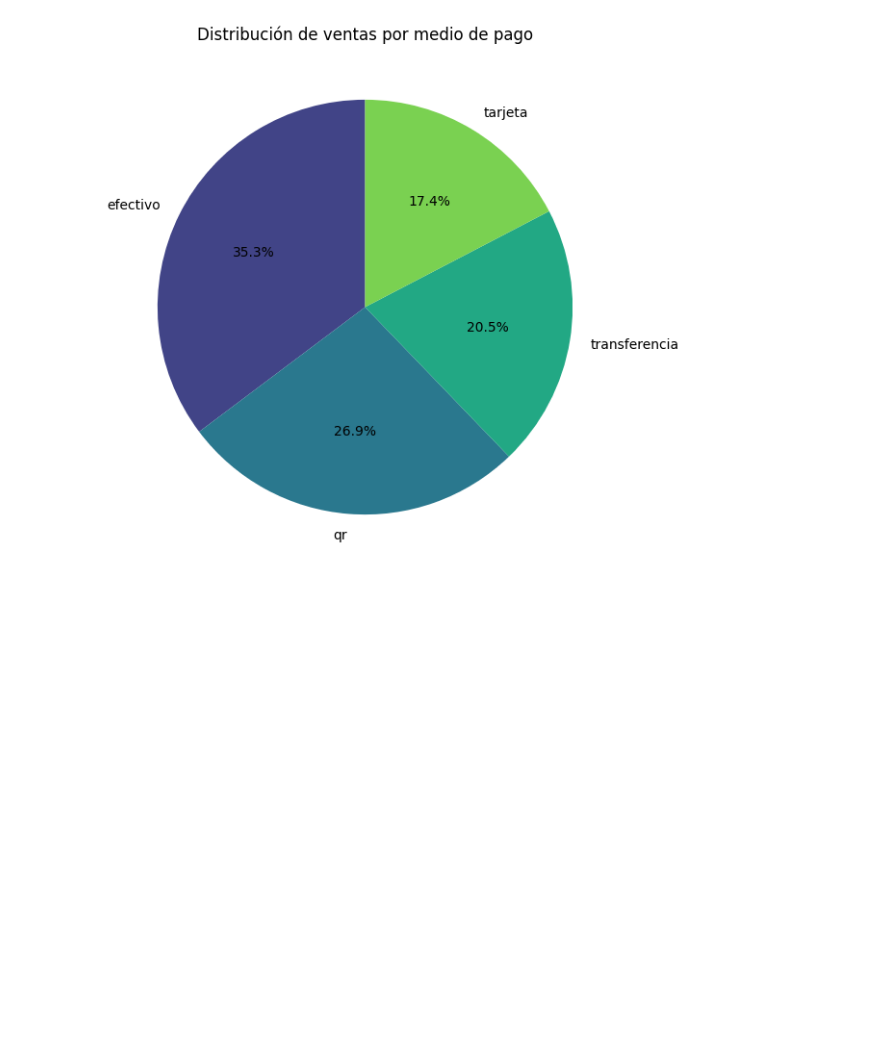
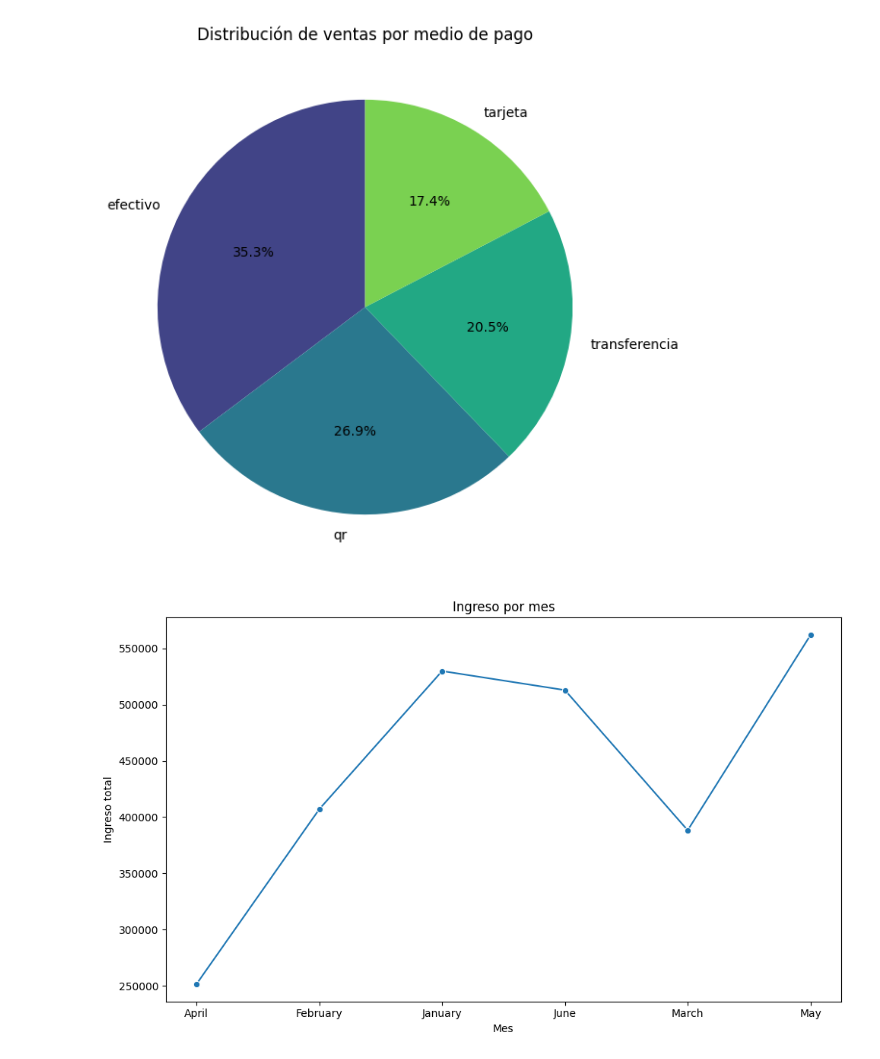
Before and after one commit to jperez-xcvi/guayerd_ia, a Jupyter notebook: aurelion.ipynb, the cells around one changed output. Drawn from its saved outputs; the diff is of its cells as text; code cells hidden in the pictures; blank space fills up the shorter version.

```diff
--- a/aurelion.ipynb
+++ b/aurelion.ipynb
@@ -339,3 +380,16 @@ plt.title('Distribución de ventas por medio de pago')
 plt.show()
 # %% [output]
 [figure]
+# %%
+# grafico linea ingreso por mes
+ventas_mes_linea = df_aurelion.groupby('mes')['importe'].sum().reset_index()
+
+plt.figure(figsize=(10,6))
+sns.lineplot(x='mes', y='importe', data=ventas_mes_linea, marker='o')
+plt.title('Ingreso por mes')
+plt.xlabel('Mes')
+plt.ylabel('Ingreso total')
+plt.tight_layout()
+plt.show()
+# %% [output]
+[figure, added]
```
Also changed, not shown: parts of 18 cells of this notebook.
